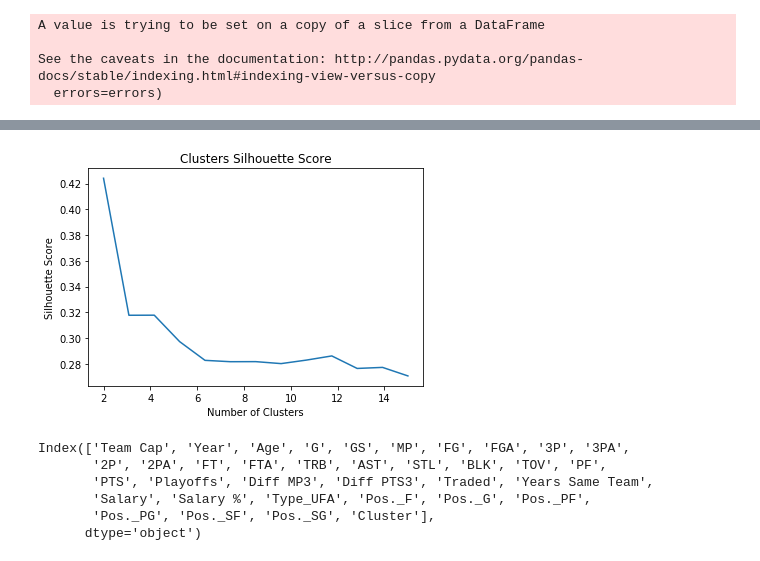
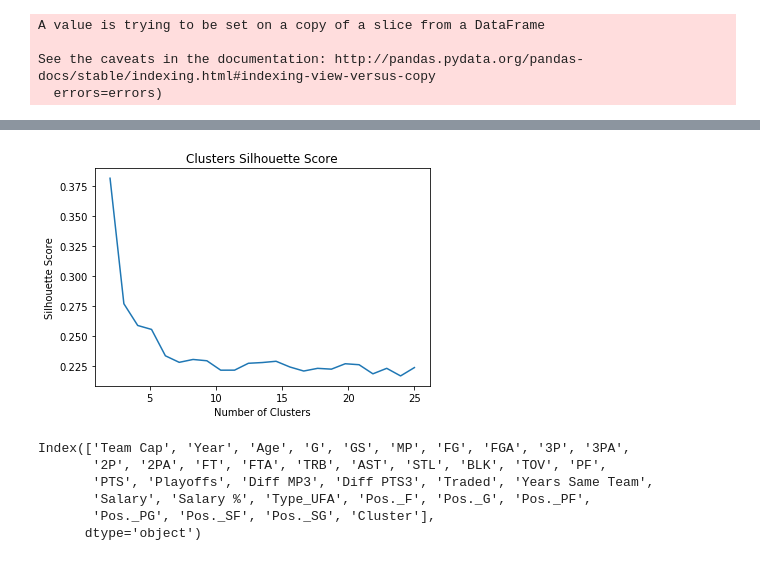
Before and after one commit to marcussteele/nba_churn, a Jupyter notebook: random_forest_clusters.ipynb, the cells around one changed output, grey strips where cells are left out. Saved outputs shown, nothing was run; the diff lists cells and outputs as text; code cells hidden in the pictures.

```diff
--- a/random_forest_clusters.ipynb
+++ b/random_forest_clusters.ipynb
@@ -34,7 +34,7 @@ add_features(stats)
 final_data = combine_data(salary,stats,free_agents)
 final_data = cleaning(final_data)
 dummies_data = pd.get_dummies(final_data,columns=['Type','Pos.'],drop_first=True)
-final_data1,fa_this_year = seperate_this_year(dummies_data,this_year)
+final_data1,fa_this_year = seperate_this_year(dummies_data)
 X = final_data1.drop(['Churn'],axis=1)
 y = final_data1['Churn']
 X_1, x_val, y_1, y_val = train_test_split(X,y,test_size=0.1)
@@ -55,5 +76,5 @@ See the caveats in the documentation: http://pandas.pydata.org/pandas-docs/stabl
 # %%
 scaler = StandardScaler()
-X1 = scaler.fit_transform(X_1)
-pca = PCA(n_components=3).fit(X1)
-reduced = pca.transform(X1)
+X1 = scaler.fit_transform(X_1.drop('Tm',axis=1))
+pca = PCA().fit(X1)
+#reduced = pca.transform(X1)
@@ -63,7 +99,7 @@ for c in range(1,15):
     pca = PCA(n_components=c).fit(X1)
     reduced = pca.transform(X1)
     scores = []
-    for k in range(2,15):
+    for k in range(2,25):
         km = KMeans(n_clusters=k)
         km.fit(reduced)
         labels = km.predict(reduced)
@@ -84,14 +120,14 @@ for c in range(1,15):
 
     final.append(scores)
 # %%
-x = np.linspace(2,15,13)
-plt.plot(x,final[2])
+x = np.linspace(2,25,23)
+plt.plot(x,final[3])
 plt.title('Clusters Silhouette Score')
 plt.xlabel('Number of Clusters')
 plt.ylabel('Silhouette Score')
 plt.savefig('img/clusters_silhouette.png')
 # %% [output]
-[figure, old version]
+[figure, new version]
 # %%
 pca = PCA(n_components=2).fit(X1)
 reduced = pca.transform(X1)
```
Also changed, not shown: parts of 4 cells of this notebook, 6 other files.
